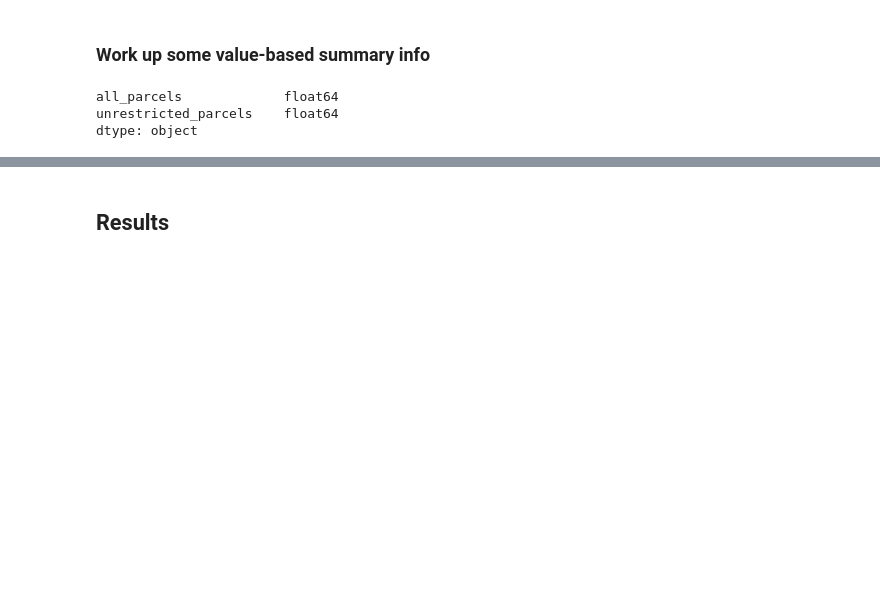
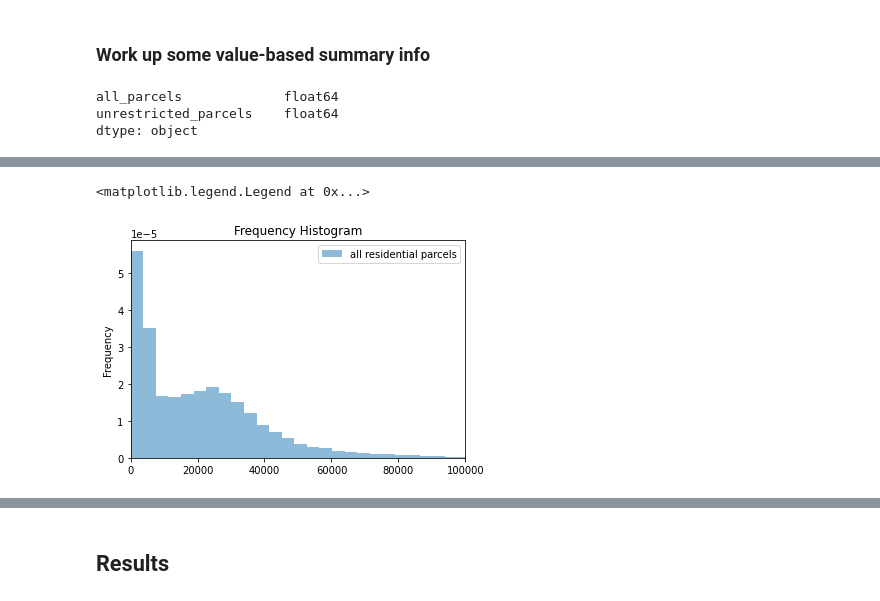
Before and after one commit to PMattox/dsa_masters, a Jupyter notebook: DSA_Capstone/Analysis - Residential Area.ipynb, the cells around one changed output, grey strips where cells are left out. Saved outputs shown, nothing was run; the diff lists cells and outputs as text; code cells hidden in the pictures; blank space fills up the shorter version.

```diff
--- a/DSA_Capstone/Analysis - Residential Area.ipynb
+++ b/DSA_Capstone/Analysis - Residential Area.ipynb
@@ -237,0 +257,14 @@ asd_summary
+# %%
+kwargs = dict(alpha=0.5, bins=1000, density=True, stacked=True)
+
+# fig, ax = plt.subplots(1, 2, figsize=(10, 10), sharey=True, dpi=100)
+
+plt.hist(gdf_parcels['asdtotal'], **kwargs, label='all residential parcels')
+plt.hist(gdf_res_remain['asdtotal'], **kwargs, label='unrestricted residential parcels')
+
+plt.gca().set(title='Frequency Histogram', ylabel='Frequency')
+plt.xlim(0,100000)
+plt.legend()
+# %% [output]
+<matplotlib.legend.Legend at 0x...>
+[figure, added]
```
Also changed, not shown: parts of 8 cells of this notebook, 17 other files.
